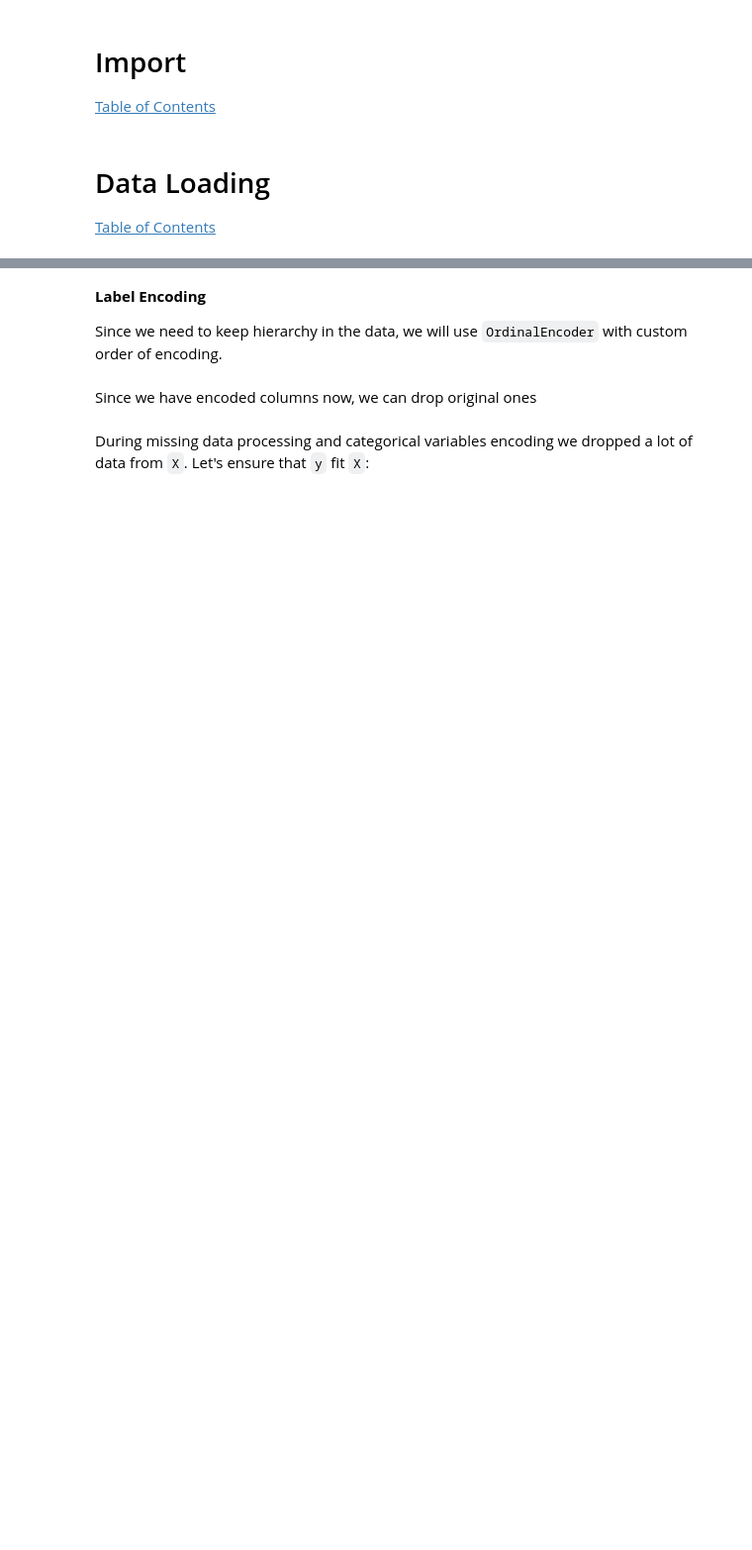
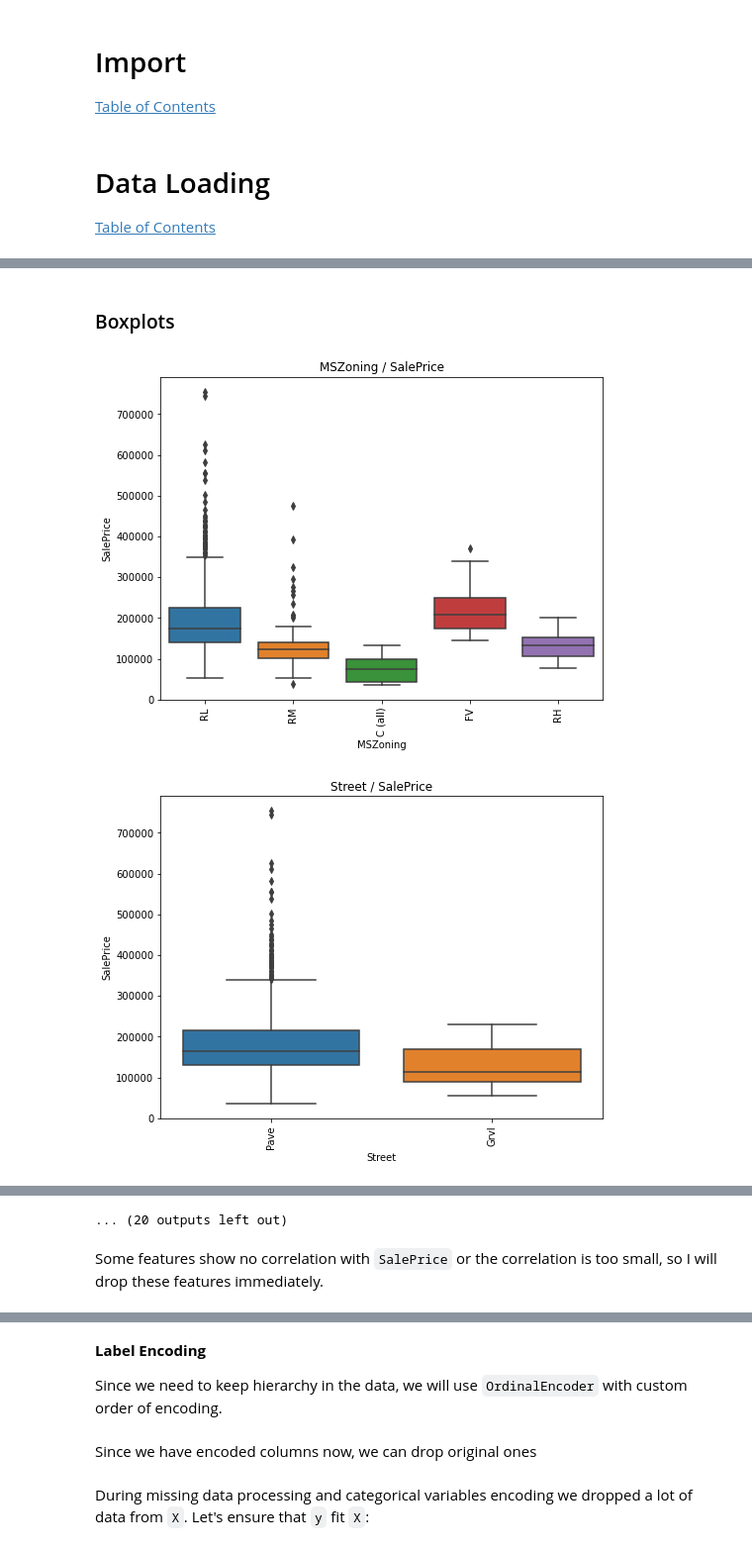
Before and after one commit to KorniiVlasenko/House-Price-Predictor-ML-Regression, a Jupyter notebook: Notebooks/Exploratory/explaratory_analysis.ipynb, the cells around one changed output, grey strips where cells are left out. Shown at 99% size. Drawn from its saved outputs; the diff is of its cells as text; code cells hidden in the pictures; blank space fills up the shorter version.

```diff
--- a/Notebooks/Exploratory/explaratory_analysis.ipynb
+++ b/Notebooks/Exploratory/explaratory_analysis.ipynb
@@ -118,0 +148,3 @@ We've lost about `2,6 %` of data. I can't say this is great news, but we definit
+# %%
+X = X.drop(['MSSubClass', 'OverallCond', 'BsmtFinSF2', 'BsmtUnfSF', 'LowQualFinSF', 'BsmtHalfBath', 'BedroomAbvGr',
+            'KitchenAbvGr', 'EnclosedPorch', '3SsnPorch', 'ScreenPorch', 'PoolArea', 'MiscVal'], axis=1)
@@ -118,0 +174,14 @@ We've lost about `2,6 %` of data. I can't say this is great news, but we definit
+# %% [markdown]
+### Boxplots
+# %%
+# Let's create a boxplots to see the link between categorical features and target
+
+for feature in cat_cols:
+    boxplot_data = pd.concat([X[feature], y], axis = 1)
+    plt.figure(figsize=(8, 6))
+    plt.title(f'{feature} / SalePrice')
+    sns.boxplot(x = feature, y="SalePrice", data=boxplot_data)
+    plt.xticks(rotation=90)
+# %% [output]
+[figure, added]
+[figure, added]
@@ -118,0 +198,3 @@ We've lost about `2,6 %` of data. I can't say this is great news, but we definit
+... (20 outputs left out)
+# %% [markdown]
+Some features show no correlation with `SalePrice` or the correlation is too small, so I will drop these features immediately.
```
Also changed, not shown: parts of 108 cells of this notebook, 1 other file.
